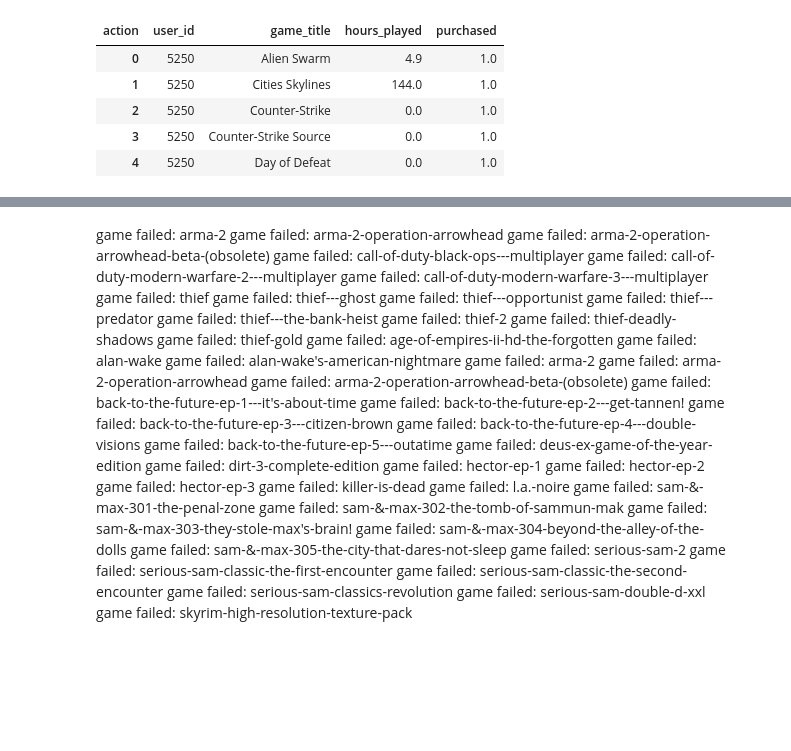
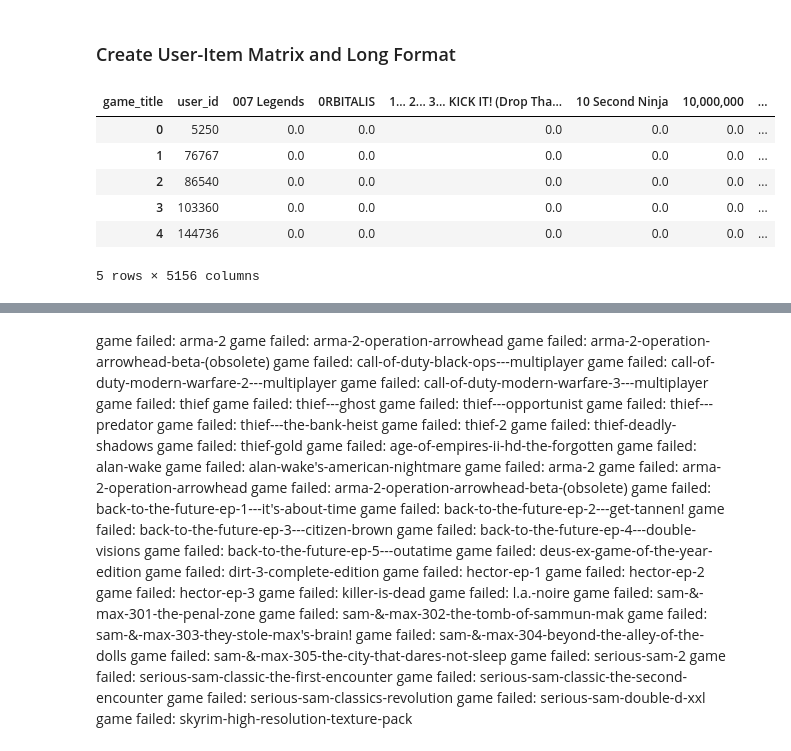
Before and after one commit to mkivenson/Recommender-Systems, a Jupyter notebook: Video Game Recommendations/Video Game Recommendation System.ipynb, the cells around one changed output, grey strips where cells are left out. Saved outputs shown, nothing was run; the diff lists cells and outputs as text; code cells hidden in the pictures; blank space fills up the shorter version.

```diff
--- a/Video Game Recommendations/Video Game Recommendation System.ipynb
+++ b/Video Game Recommendations/Video Game Recommendation System.ipynb
@@ -72,9 +52,15 @@ user_df_full
-# %%
-user_df.head()
-# %% [output]
-| action | user_id | game_title | hours_played | purchased |
-| 0 | 5250 | Alien Swarm | 4.9 | 1.0 |
-| 1 | 5250 | Cities Skylines | 144.0 | 1.0 |
-| 2 | 5250 | Counter-Strike | 0.0 | 1.0 |
-| 3 | 5250 | Counter-Strike Source | 0.0 | 1.0 |
-| 4 | 5250 | Day of Defeat | 0.0 | 1.0 |
+# %% [markdown]
+### Create User-Item Matrix and Long Format
+# %%
+matrix = (user_df.pivot(index = 'user_id', columns = 'game_title', values = 'purchased')
+                    .fillna(int(0))
+                    .reset_index())
+matrix.head()
+# %% [output]
+| game_title | user_id | 007 Legends | 0RBITALIS | 1... 2... 3... KICK IT! (Drop Tha... | 10 Second Ninja | 10,000,000 | ... |
+| 0 | 5250 | 0.0 | 0.0 | 0.0 | 0.0 | 0.0 | ... |
+| 1 | 76767 | 0.0 | 0.0 | 0.0 | 0.0 | 0.0 | ... |
+| 2 | 86540 | 0.0 | 0.0 | 0.0 | 0.0 | 0.0 | ... |
+| 3 | 103360 | 0.0 | 0.0 | 0.0 | 0.0 | 0.0 | ... |
+| 4 | 144736 | 0.0 | 0.0 | 0.0 | 0.0 | 0.0 | ... |
+5 rows × 5156 columns
```
Also changed, not shown: parts of 18 cells of this notebook.
